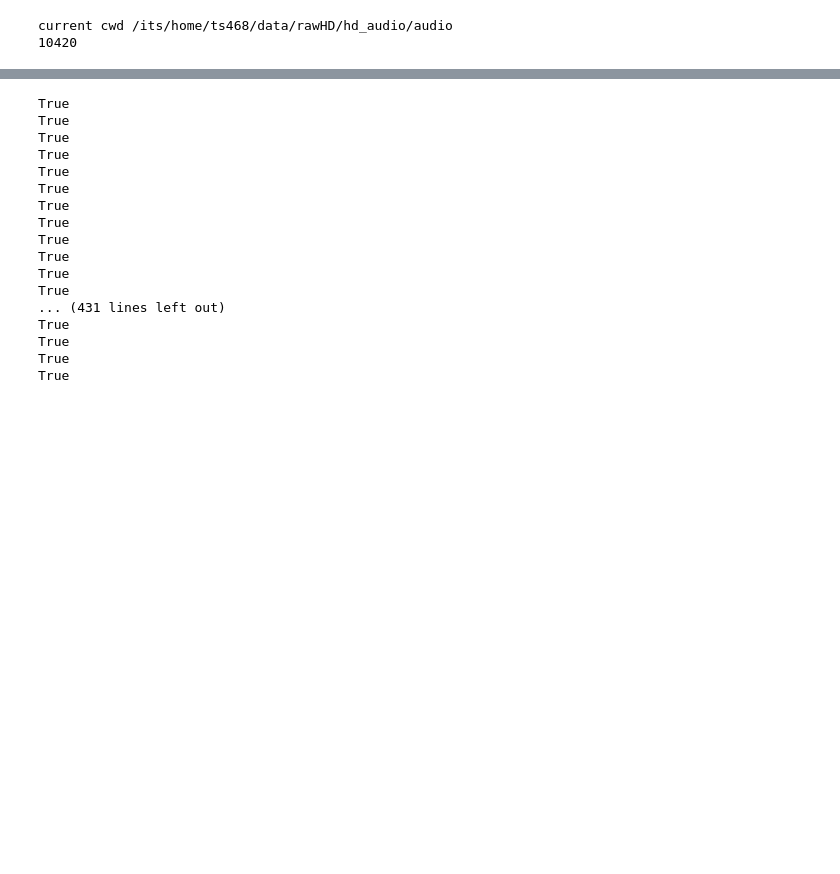
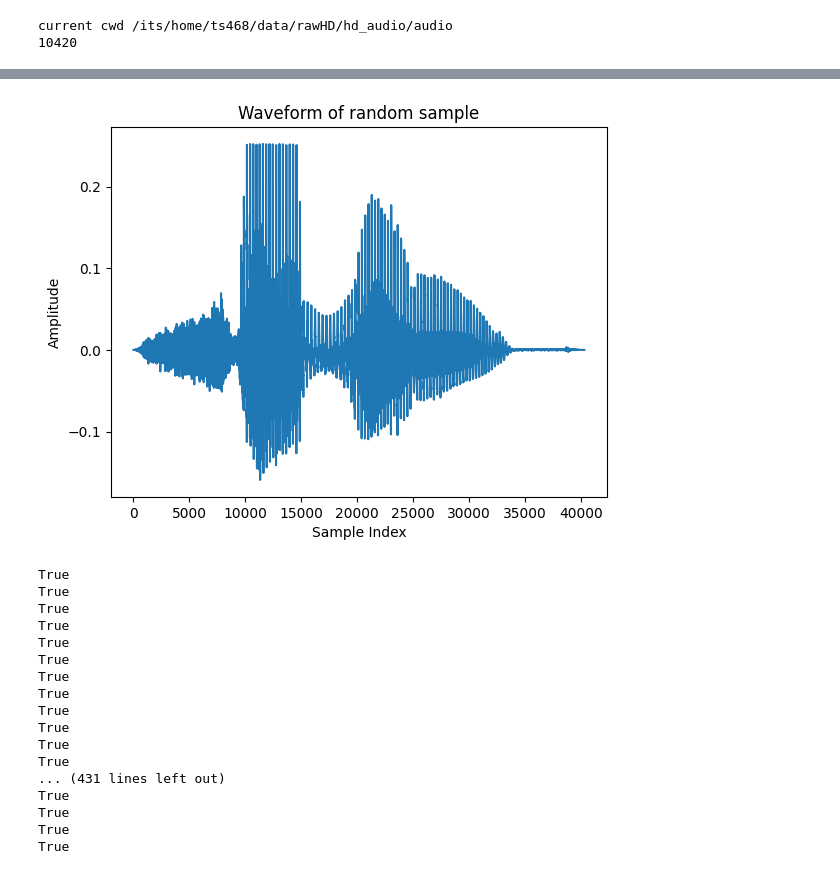
Before and after one commit to thomasshoesmith/Intel-Neuromorphic-Research-Project, a Jupyter notebook: mel-spectrogram encoding/HD_mel_spectrogram_encoder_v4.ipynb, the cells around one changed output, grey strips where cells are left out. Cells and saved outputs as stored; diff of their text form; code cells hidden in the pictures; blank space fills up the shorter version.

```diff
--- a/mel-spectrogram encoding/HD_mel_spectrogram_encoder_v4.ipynb
+++ b/mel-spectrogram encoding/HD_mel_spectrogram_encoder_v4.ipynb
@@ -117,0 +118,8 @@ plt.show()
+# %%
+plt.plot(data)
+plt.title("Waveform of random sample")
+plt.ylabel("Amplitude")
+plt.xlabel("Sample Index")
+plt.show()
+# %% [output]
+[figure, added]
```
Also changed, not shown: parts of 3 cells of this notebook, 6 other files.
